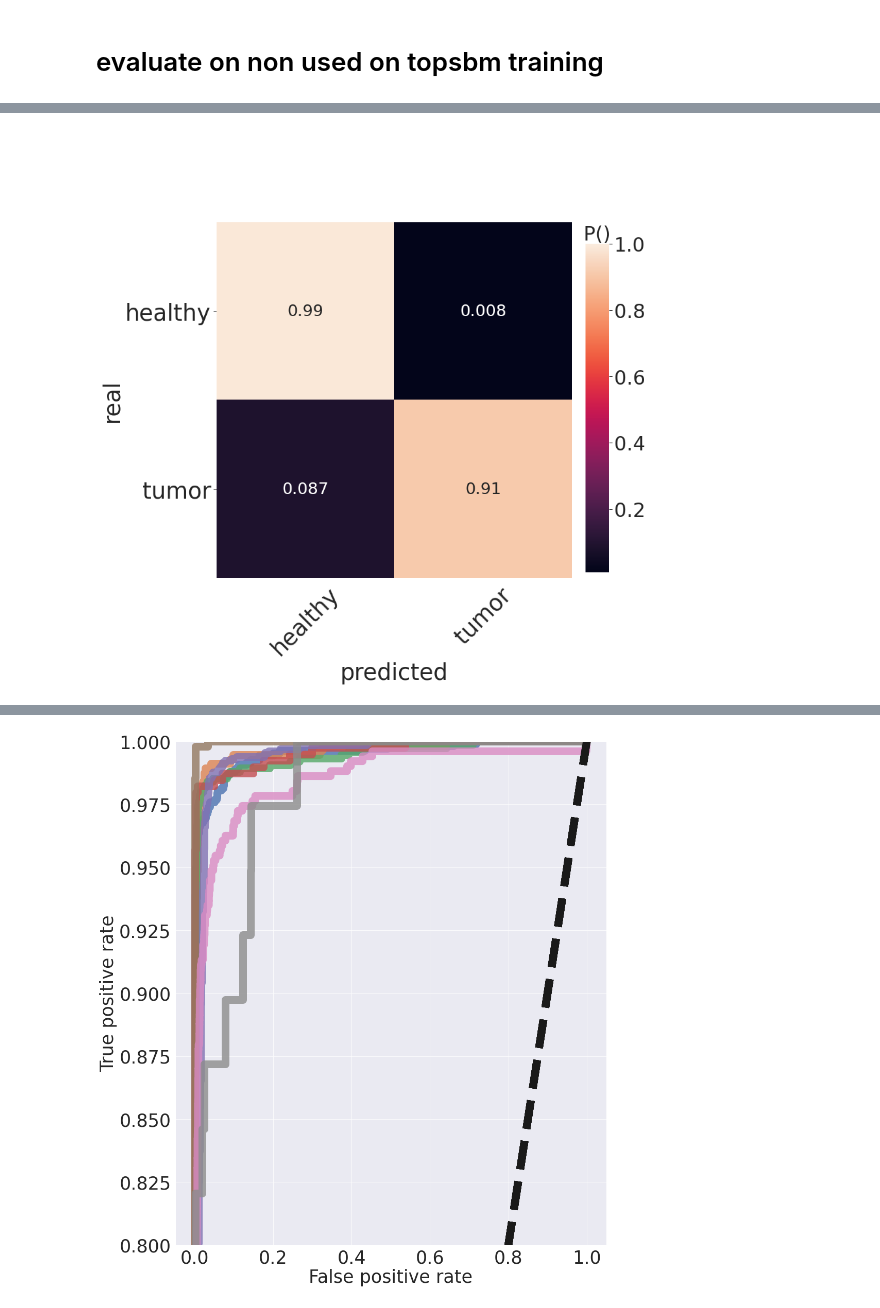
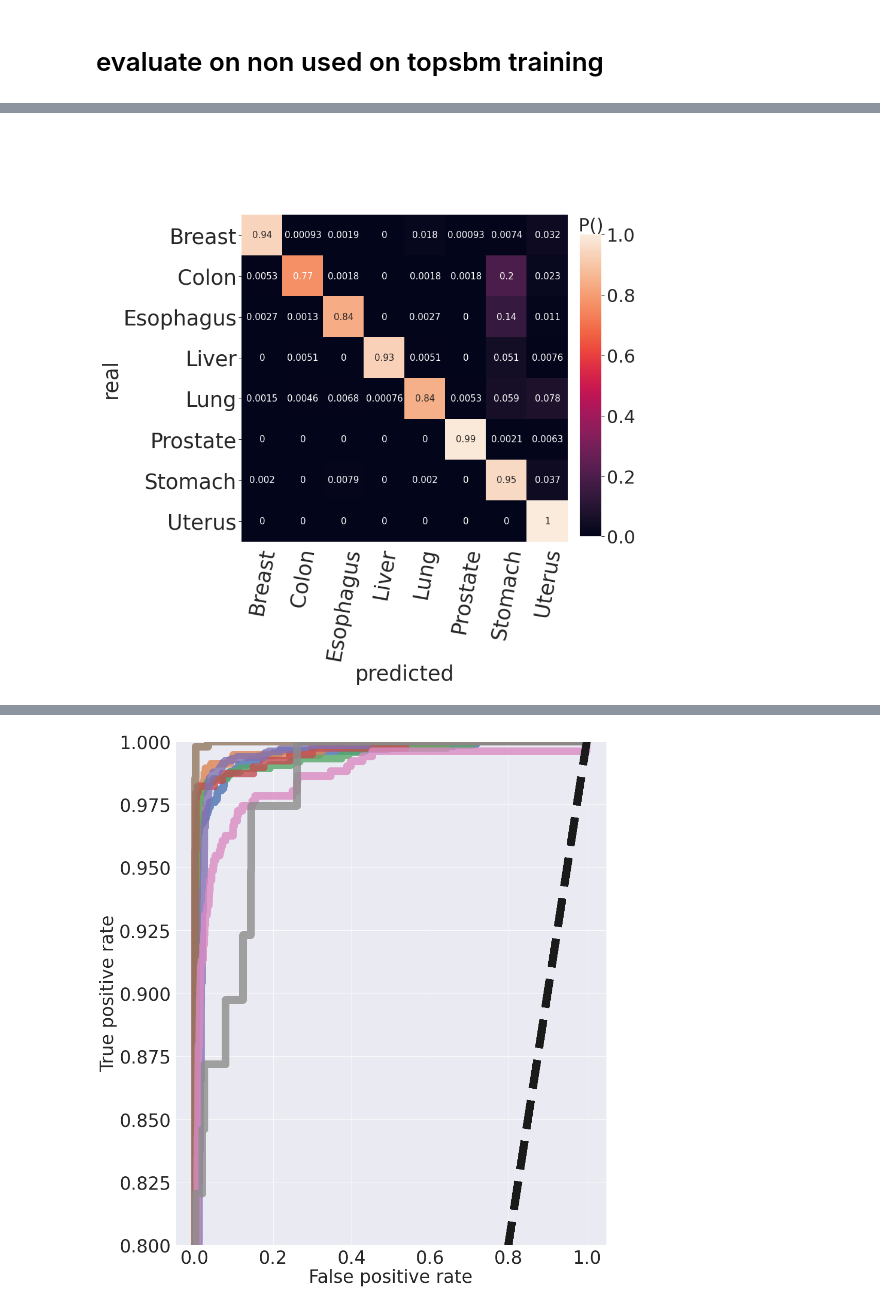
Before and after one commit to fvalle1/phd, a Jupyter notebook: Colab_Notebooks/predictor.ipynb, the cells around one changed output, grey strips where cells are left out. Cells and saved outputs as stored; diff of their text form; code cells hidden in the pictures.

```diff
--- a/Colab_Notebooks/predictor.ipynb
+++ b/Colab_Notebooks/predictor.ipynb
@@ -21,7 +21,7 @@ directory='/content/drive/My Drive/phd/datasets/merged'
 L = get_max_available_L(directory, algorithm)-2
 os.chdir(directory)
 # %%
-label = 'status'
+label = 'primary_site'
 
 df_topics = pd.read_csv("%s/%s_level_%d_topic-dist.csv"%(algorithm,algorithm,L)).set_index('doc').drop('i_doc', axis=1)
 df_words = pd.read_csv("%s/%s_level_%d_word-dist.csv"%(algorithm,algorithm,L), index_col=0)
@@ -105,21 +105,23 @@ X_train = X_train.subtract(X_train.mean(0),1).divide(0.5*(X_train.max(0)-X_train
 Y_train = to_categorical(np.unique(df_labels[label], return_inverse=True)[1])
 inputs = X_train.shape[1]
 
-if uniq==2:
+if uniq==2: #hidden=(1941,100), bs=50
   Y_train = np.argmax(Y_train, axis=-1)
   uniq = 1
   activation_func = "sigmoid"
   lr = 0.01
+  bs = 50
   momentum = 0.9
   l1 = 0.01
   l2 = 0.0001
   loss=binary_crossentropy
-else:
+else: #hidden (1941,100), bs=500
   activation_func = "softmax"
-  lr = 0.003
+  lr = 0.03
+  bs = 500
   momentum = 0.95
   l1 = 0.001
-  l2 = 0
+  l2 = 1e-9
   loss=categorical_crossentropy
 
 
@@ -127,5 +129,5 @@ classes=np.unique(df_labels[df_labels.index.isin(df.index)][label], return_inver
 
 X_tm_train, X_tm_test, Y_tm_train, Y_tm_test = train_test_split(X_train, Y_train, random_state=42, train_size=0.95)
 
-print(X_train.shape, Y_train.shape, X_tm_train.shape, Y_tm_train.shape)
+print(uniq, X_train.shape, Y_train.shape, X_tm_train.shape, Y_tm_train.shape)
 # %% [output]
@@ -163,5 +165,5 @@ None
 # %%
 with tf.device("GPU"):
-    model.fit(X_tm_train, Y_tm_train, epochs=1000, batch_size=500, verbose=1, validation_split=0.25, callbacks=[csv_logger, es], shuffle=True, use_multiprocessing=True, workers=-1)
+    model.fit(X_tm_train, Y_tm_train, epochs=1000, batch_size=bs, verbose=1, validation_split=0.25, callbacks=[csv_logger, es], shuffle=True, use_multiprocessing=True, workers=-1)
 # %% [output]
 Epoch 1/1000
@@ -241,33 +248,33 @@ results = confusion_matrix(y_true, y_pred, normalize="true")
 # %%
 cm = sns.clustermap(results,
                     vmax=1,
                     row_cluster=False,
                     col_cluster=False,
                     xticklabels=classes,
                     yticklabels=classes,
                     annot=False,
-                    annot_kws={"fontsize":25},
+                    annot_kws={"fontsize":15},
                     cbar_pos=(0.99,0.05,0.05,0.7))
 ax = cm.ax_heatmap
 fig = ax.get_figure()
 ax.set_ylabel("real", fontsize=35, rotation=90)
 ax.set_yticklabels(labels=classes, rotation=0)
 ax.yaxis.tick_left()
 ax.yaxis.set_label_position("left")
 
-ax.set_xticklabels(labels=classes, rotation=45)
+ax.set_xticklabels(labels=classes, rotation=80)
 ax.set_xlabel("predicted",fontsize=35)
 ax.tick_params(labelsize=35)
 
 cax = cm.ax_cbar
 cax.tick_params(labelsize=30)
 cax.set_title("P()", fontsize=30)
 plt.tight_layout()
 cm.savefig(f"predict_{label}.pdf")
 
 plt.show()
 # %% [output]
-[figure, old version]
+[figure, new version]
 # %%
 fig, ax= plt.subplots(figsize=(18,15))
 
```
Also changed, not shown: parts of 13 cells of this notebook, 1 other file.
